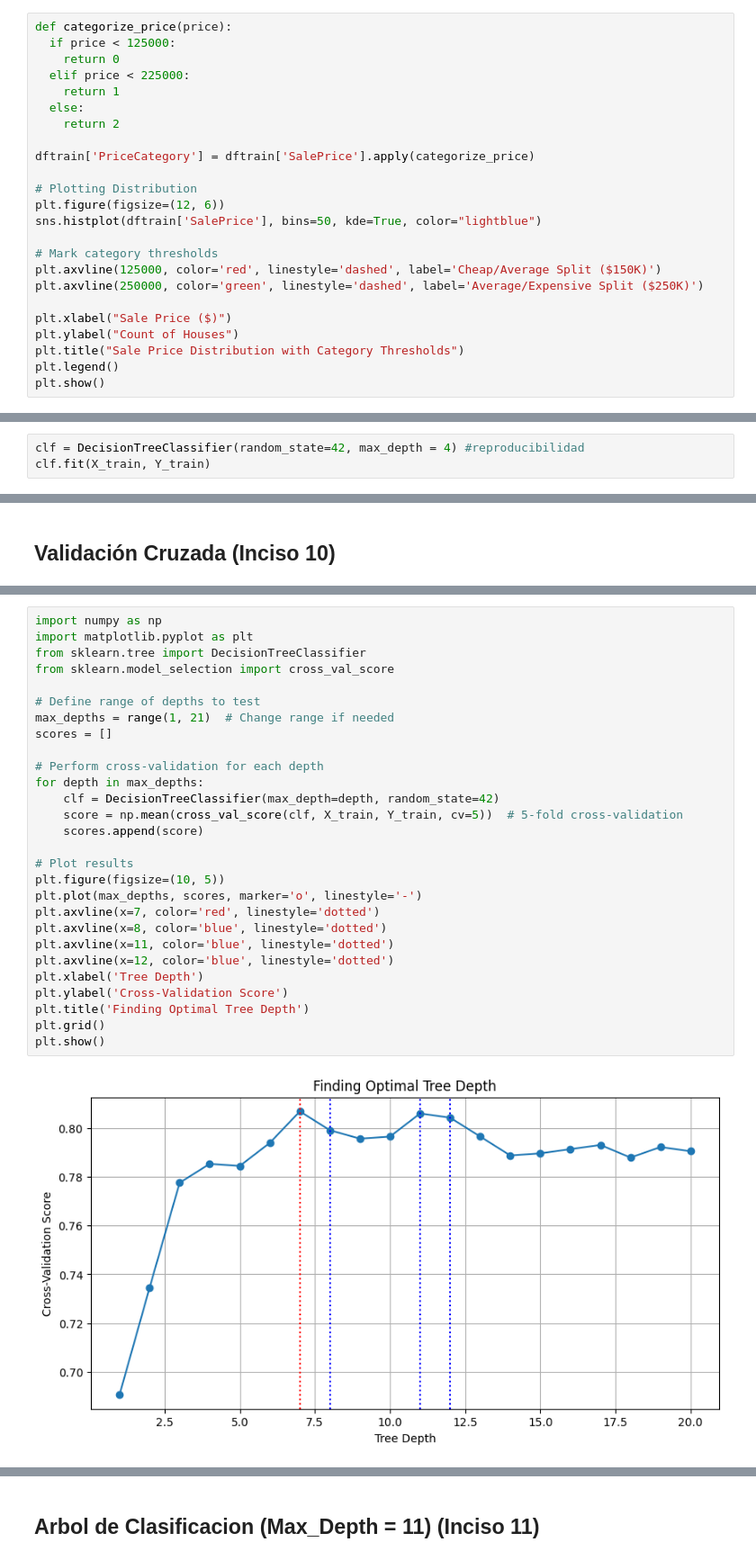
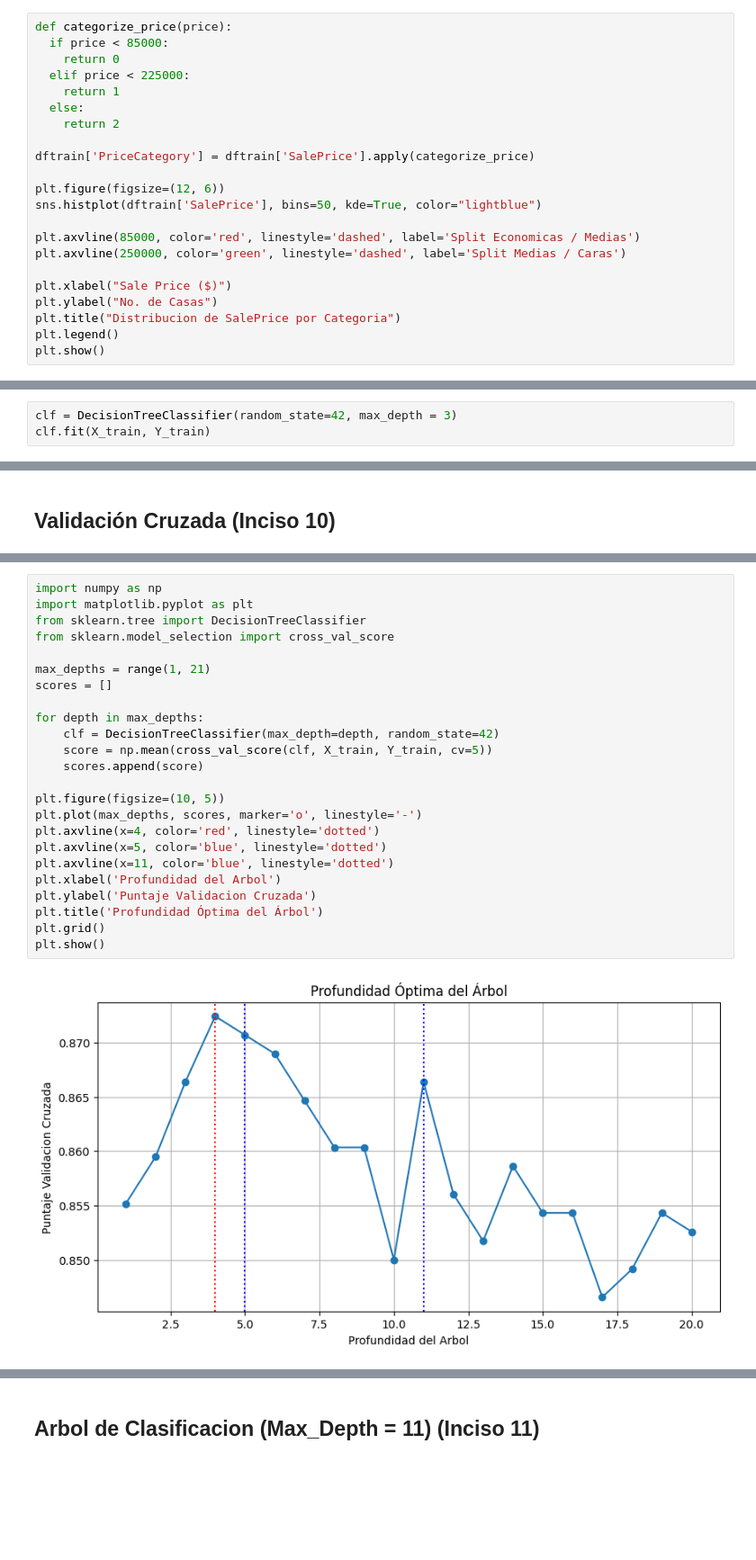
Before and after one commit to DiegoLinares11/Modelos-de-Regresion-Lineal, a Jupyter notebook: Entrega2/Arboles.ipynb, the cells around one changed output, grey strips where cells are left out. Shown at 90% size. Cells and saved outputs as stored; diff of their text form; blank space fills up the shorter version.

```diff
--- a/Entrega2/Arboles.ipynb
+++ b/Entrega2/Arboles.ipynb
@@ -1132,6 +1140,6 @@ Puntos Clave:
 # %%
 def categorize_price(price):
-  if price < 125000:
+  if price < 85000:
     return 0
   elif price < 225000:
     return 1
@@ -1140,17 +1148,15 @@ def categorize_price(price):
 
 dftrain['PriceCategory'] = dftrain['SalePrice'].apply(categorize_price)
 
-# Plotting Distribution
 plt.figure(figsize=(12, 6))
 sns.histplot(dftrain['SalePrice'], bins=50, kde=True, color="lightblue")
 
-# Mark category thresholds
-plt.axvline(125000, color='red', linestyle='dashed', label='Cheap/Average Split ($150K)')
-plt.axvline(250000, color='green', linestyle='dashed', label='Average/Expensive Split ($250K)')
+plt.axvline(85000, color='red', linestyle='dashed', label='Split Economicas / Medias')
+plt.axvline(250000, color='green', linestyle='dashed', label='Split Medias / Caras')
 
 plt.xlabel("Sale Price ($)")
-plt.ylabel("Count of Houses")
-plt.title("Sale Price Distribution with Category Thresholds")
+plt.ylabel("No. de Casas")
+plt.title("Distribucion de SalePrice por Categoria")
 plt.legend()
 plt.show()
 # %% [output]
@@ -1199,4 +1199,4 @@ Y_test = test_categorized['PriceCategory']
 # %%
-clf = DecisionTreeClassifier(random_state=42, max_depth = 4) #reproducibilidad
+clf = DecisionTreeClassifier(random_state=42, max_depth = 3)
 clf.fit(X_train, Y_train)
 # %% [output]
@@ -1246,30 +1264,26 @@ plt.show()
 # %%
 import numpy as np
 import matplotlib.pyplot as plt
 from sklearn.tree import DecisionTreeClassifier
 from sklearn.model_selection import cross_val_score
 
-# Define range of depths to test
-max_depths = range(1, 21)  # Change range if needed
+max_depths = range(1, 21)
 scores = []
 
-# Perform cross-validation for each depth
 for depth in max_depths:
     clf = DecisionTreeClassifier(max_depth=depth, random_state=42)
-    score = np.mean(cross_val_score(clf, X_train, Y_train, cv=5))  # 5-fold cross-validation
+    score = np.mean(cross_val_score(clf, X_train, Y_train, cv=5))
     scores.append(score)
 
-# Plot results
 plt.figure(figsize=(10, 5))
 plt.plot(max_depths, scores, marker='o', linestyle='-')
-plt.axvline(x=7, color='red', linestyle='dotted')
-plt.axvline(x=8, color='blue', linestyle='dotted')
+plt.axvline(x=4, color='red', linestyle='dotted')
+plt.axvline(x=5, color='blue', linestyle='dotted')
 plt.axvline(x=11, color='blue', linestyle='dotted')
-plt.axvline(x=12, color='blue', linestyle='dotted')
-plt.xlabel('Tree Depth')
-plt.ylabel('Cross-Validation Score')
-plt.title('Finding Optimal Tree Depth')
+plt.xlabel('Profundidad del Arbol')
+plt.ylabel('Puntaje Validacion Cruzada')
+plt.title('Profundidad Óptima del Árbol')
 plt.grid()
 plt.show()
 # %% [output]
-[figure, old version]
+[figure, new version]
```
Also changed, not shown: parts of 73 cells of this notebook.
